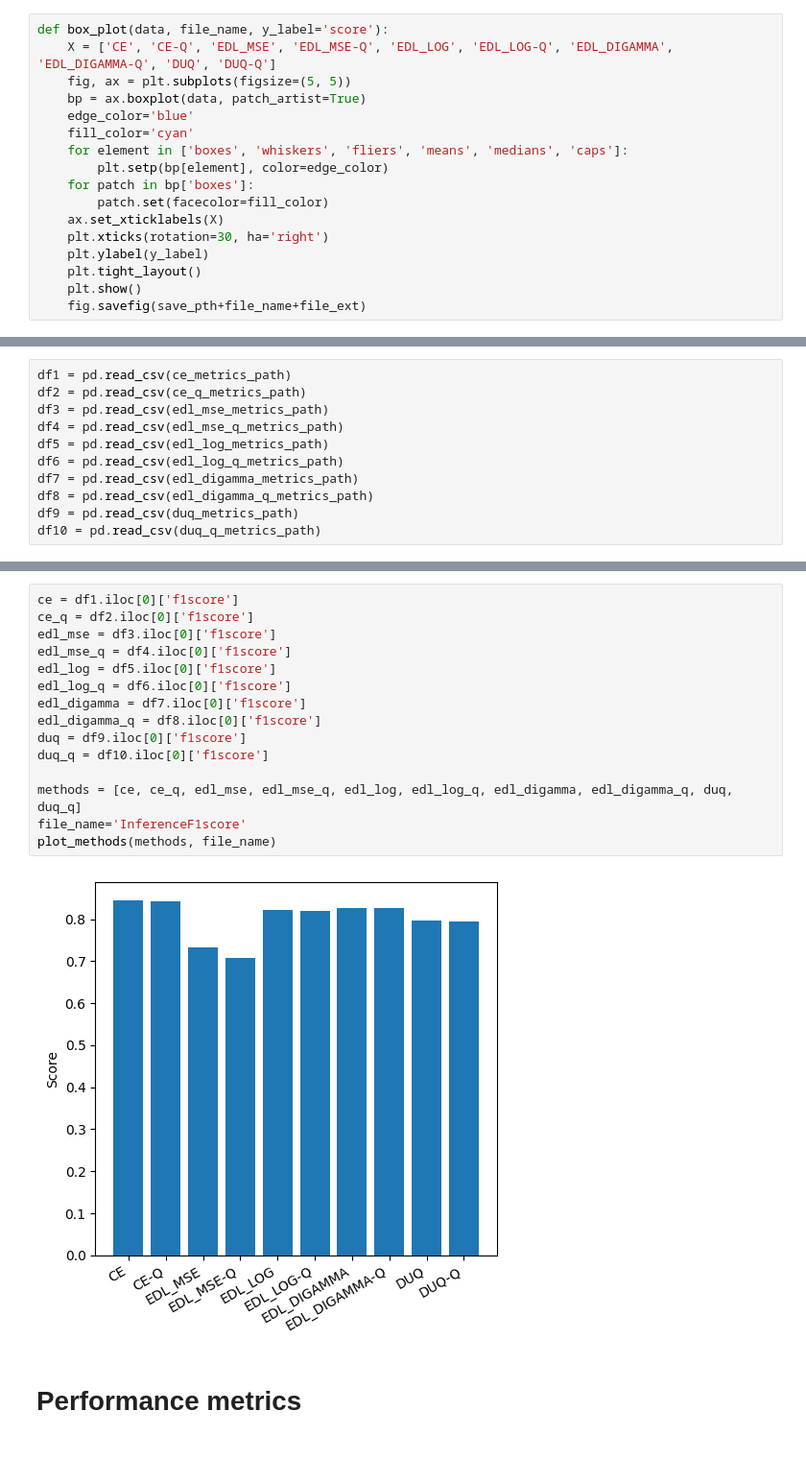
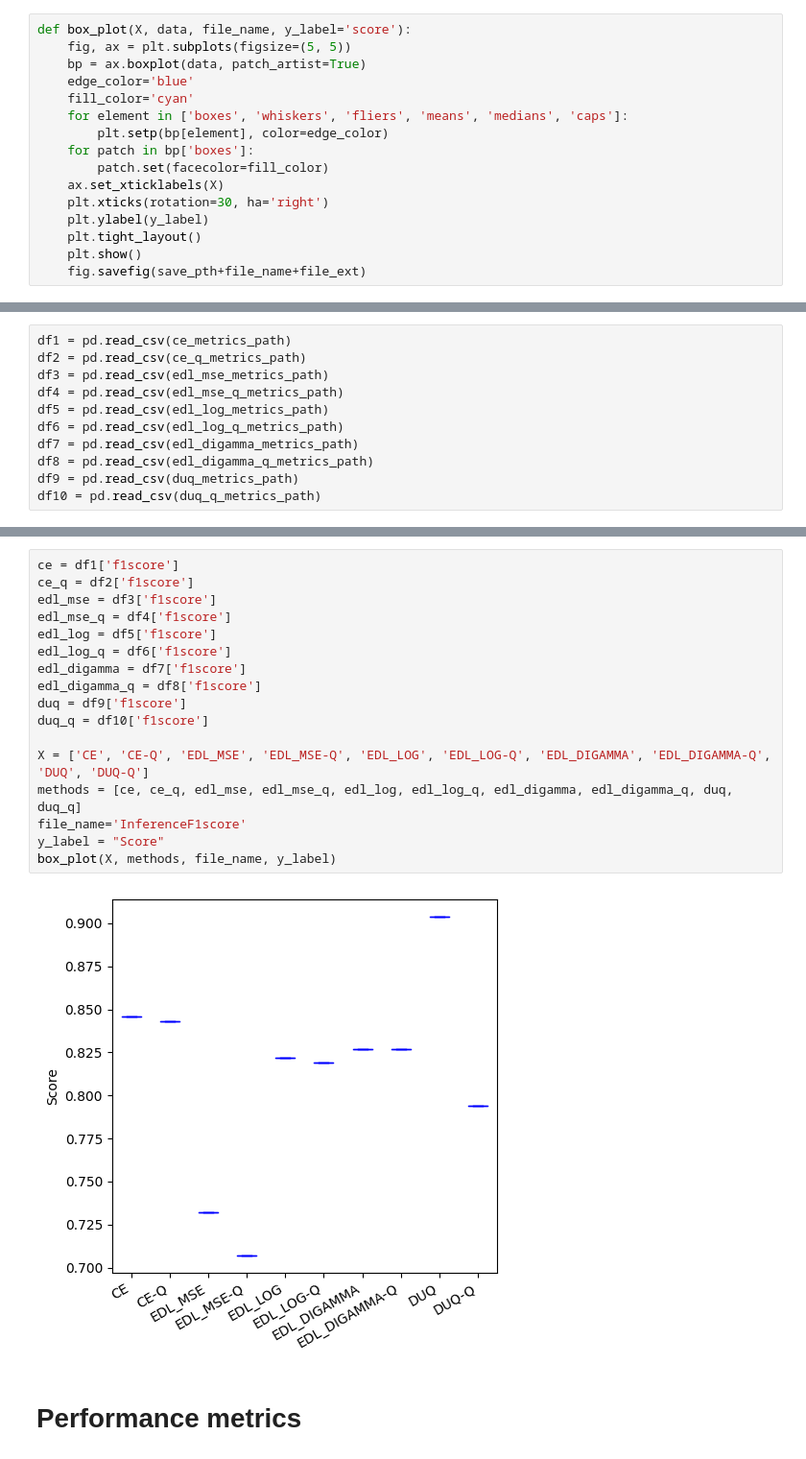
Before and after one commit to RnDProjectsDeebul/MohanRajRnD, a Jupyter notebook: pipeline/Metrics2- CIFAR10.ipynb, the cells around one changed output, grey strips where cells are left out. Shown: that part at 96% size. Saved outputs shown, nothing was run; the diff lists cells and outputs as text.

```diff
--- a/pipeline/Metrics2- CIFAR10.ipynb
+++ b/pipeline/Metrics2- CIFAR10.ipynb
@@ -163,8 +174,7 @@ def plot_methods(methods, file_name):
     plt.show()
     fig.savefig(save_pth+file_name+file_ext)
 # %%
-def box_plot(data, file_name, y_label='score'):
-    X = ['CE', 'CE-Q', 'EDL_MSE', 'EDL_MSE-Q', 'EDL_LOG', 'EDL_LOG-Q', 'EDL_DIGAMMA', 'EDL_DIGAMMA-Q', 'DUQ', 'DUQ-Q']
+def box_plot(X, data, file_name, y_label='score'):
     fig, ax = plt.subplots(figsize=(5, 5))
     bp = ax.boxplot(data, patch_artist=True)
     edge_color='blue'
@@ -262,20 +278,22 @@ plot_methods(methods, file_name)
 # %%
-ce = df1.iloc[0]['f1score']
-ce_q = df2.iloc[0]['f1score']
-edl_mse = df3.iloc[0]['f1score']
-edl_mse_q = df4.iloc[0]['f1score']
-edl_log = df5.iloc[0]['f1score']
-edl_log_q = df6.iloc[0]['f1score']
-edl_digamma = df7.iloc[0]['f1score']
-edl_digamma_q = df8.iloc[0]['f1score']
-duq = df9.iloc[0]['f1score']
-duq_q = df10.iloc[0]['f1score']
+ce = df1['f1score']
+ce_q = df2['f1score']
+edl_mse = df3['f1score']
+edl_mse_q = df4['f1score']
+edl_log = df5['f1score']
+edl_log_q = df6['f1score']
+edl_digamma = df7['f1score']
+edl_digamma_q = df8['f1score']
+duq = df9['f1score']
+duq_q = df10['f1score']
 
+X = ['CE', 'CE-Q', 'EDL_MSE', 'EDL_MSE-Q', 'EDL_LOG', 'EDL_LOG-Q', 'EDL_DIGAMMA', 'EDL_DIGAMMA-Q', 'DUQ', 'DUQ-Q']
 methods = [ce, ce_q, edl_mse, edl_mse_q, edl_log, edl_log_q, edl_digamma, edl_digamma_q, duq, duq_q]
 file_name='InferenceF1score'
-plot_methods(methods, file_name)
+y_label = "Score"
+box_plot(X, methods, file_name, y_label)
 # %% [output]
-[figure, old version]
+[figure, new version]
 # %% [markdown]
 # Performance metrics
 # %%
```
Also changed, not shown: parts of 17 cells of this notebook, 18 other files.
